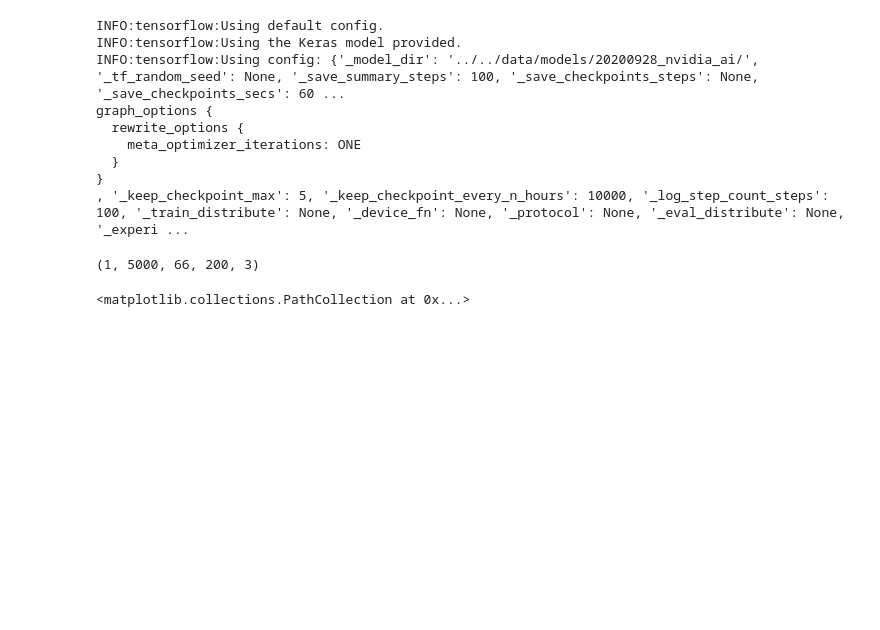
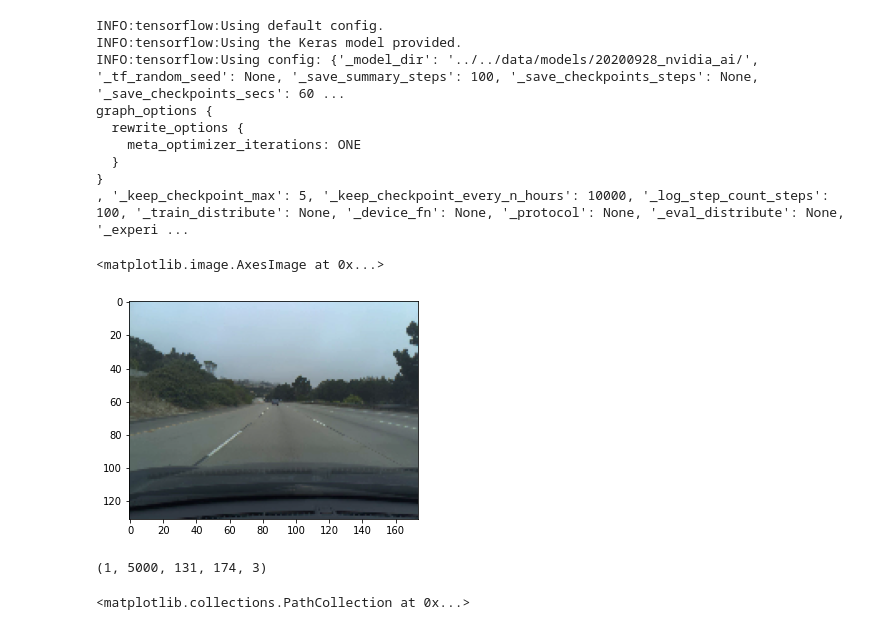
Before and after one commit to clarahoffmann/commaai, a Jupyter notebook: predictions/check_if_trivial_model.ipynb, the cells around one changed output. Drawn from its saved outputs; the diff is of its cells as text; code cells hidden in the pictures; blank space fills up the shorter version.

```diff
--- a/predictions/check_if_trivial_model.ipynb
+++ b/predictions/check_if_trivial_model.ipynb
@@ -128,7 +128,7 @@ def imgs_input_fn_val(filenames, perform_shuffle = False, repeat_count = 1, batc
         image = tf.cast(image, tf.float32)
 
         image = tf.reshape(image, image_shape)
-        image = tf.image.resize(image[33:99,37:137, :], [66,200])
+        #image = tf.image.resize(image[33:99,37:137, :], [66,200])
         image = image/169
 
         return {'image':image}, label
@@ -154,10 +154,15 @@ for i in range(0,1):
     labels.append(np.array(label))
 images = np.array(images)
 labels = np.array(labels)
+# %%
+plt.imshow(images[0,1,:,:,:])
+# %% [output]
+<matplotlib.image.AxesImage at 0x...>
+[figure, added]
 # %%
 images.shape
 # %% [output]
-(1, 5000, 66, 200, 3)
+(1, 5000, 131, 174, 3)
 # %%
 pred = []
 for i in tqdm(range(0, images.shape[1])):
```
Also changed, not shown: 6 other files.
